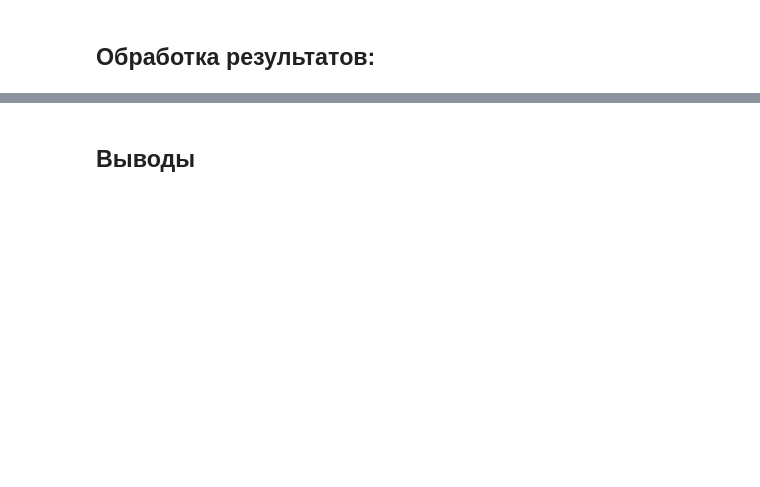
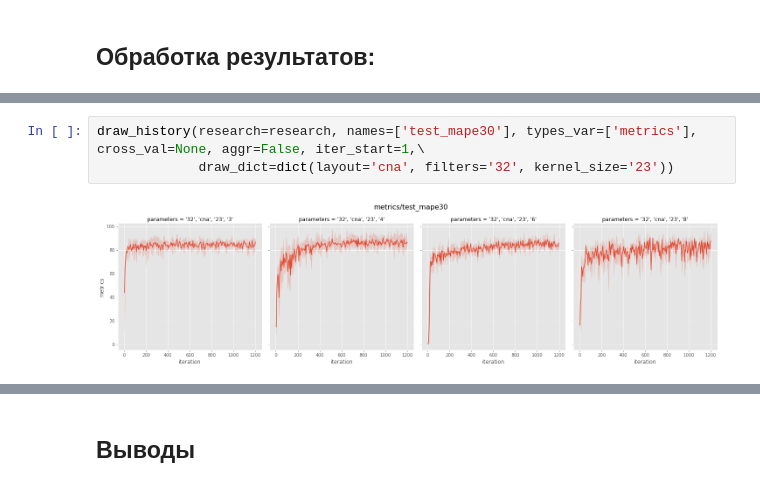
Before and after one commit to analysiscenter/radial, a Jupyter notebook: standards/parameters_estimation.ipynb, the cells around one changed output, grey strips where cells are left out. Drawn from its saved outputs; the diff is of its cells as text; blank space fills up the shorter version.

```diff
--- a/standards/parameters_estimation.ipynb
+++ b/standards/parameters_estimation.ipynb
@@ -210,0 +368,5 @@ show_research(data, average_repetitions=True, log_scale=[True, True, False],
+# %%
+draw_history(research=research, names=['test_mape30'], types_var=['metrics'], cross_val=None, aggr=False, iter_start=1,\
+             draw_dict=dict(layout='cna', filters='32', kernel_size='23'))
+# %% [output]
+[figure, added]
```
Also changed, not shown: parts of 41 cells of this notebook.
